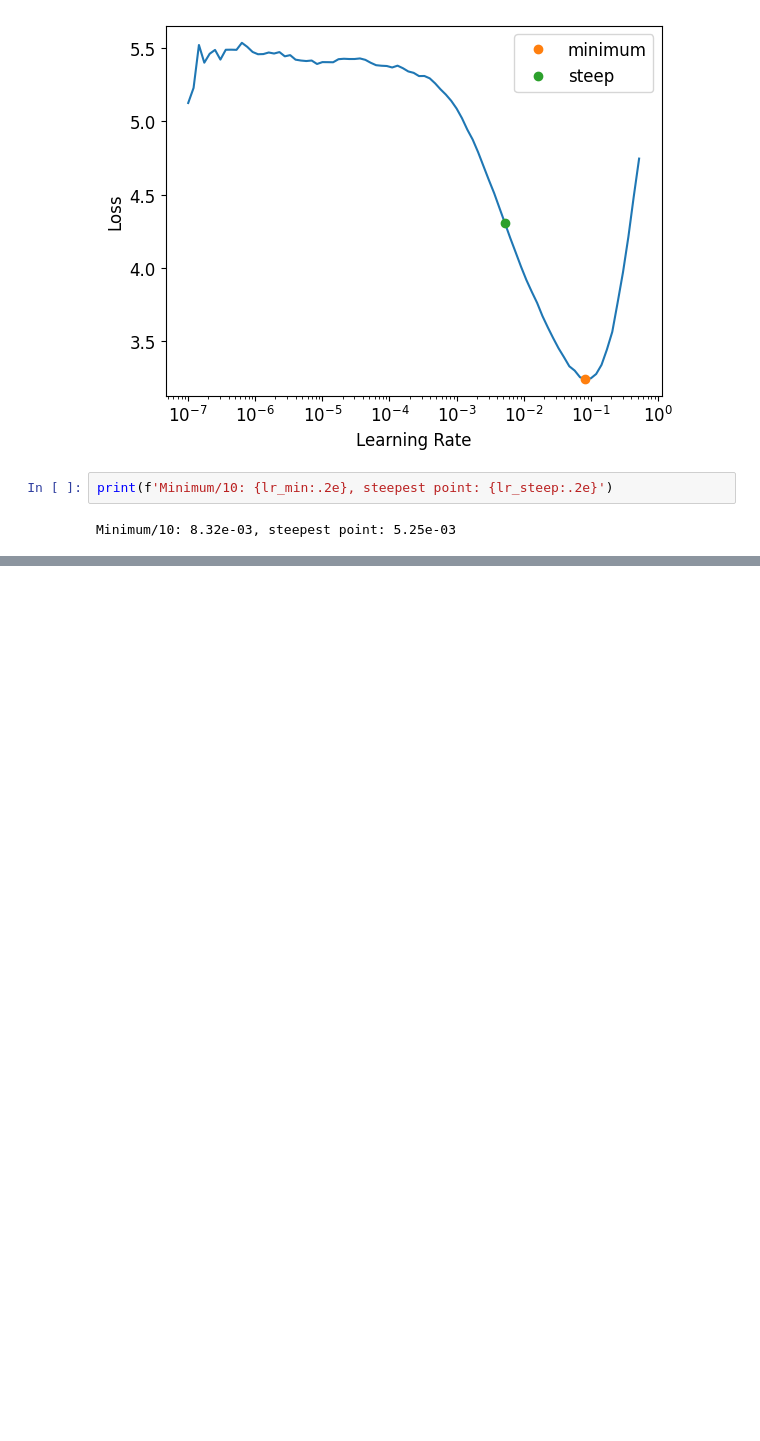
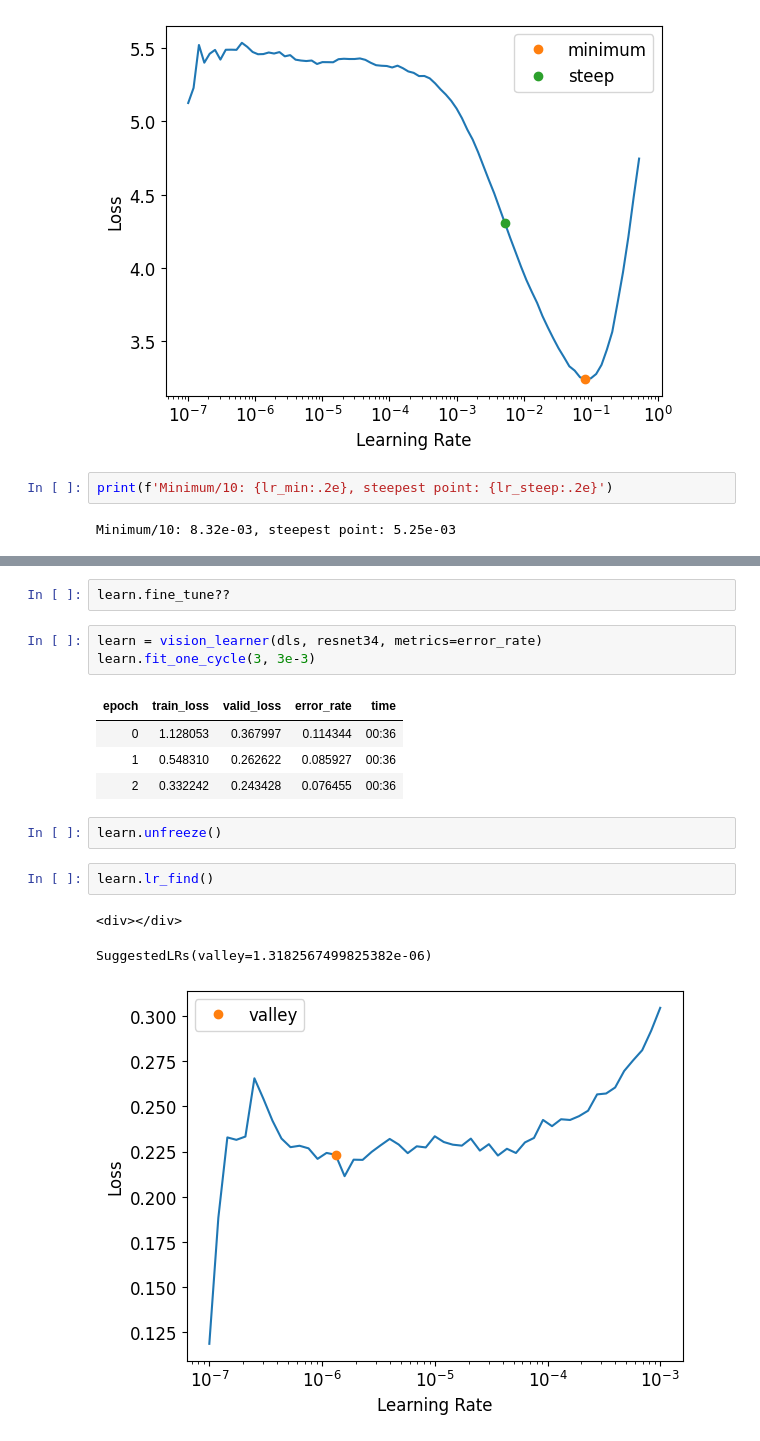
Before and after one commit to CodeWithOz/fastai-deep-learn-coders, a Jupyter notebook: ch_05_pet_breeds.ipynb, the cells around one changed output, grey strips where cells are left out. Drawn from its saved outputs; the diff is of its cells as text; blank space fills up the shorter version.

```diff
--- a/ch_05_pet_breeds.ipynb
+++ b/ch_05_pet_breeds.ipynb
@@ -265,0 +266,18 @@ learn.fine_tune(2, base_lr=3e-3)
+# %%
+learn.fine_tune??
+# %%
+learn = vision_learner(dls, resnet34, metrics=error_rate)
+learn.fit_one_cycle(3, 3e-3)
+# %% [output]
+| epoch | train_loss | valid_loss | error_rate | time |
+| 0 | 1.128053 | 0.367997 | 0.114344 | 00:36 |
+| 1 | 0.548310 | 0.262622 | 0.085927 | 00:36 |
+| 2 | 0.332242 | 0.243428 | 0.076455 | 00:36 |
+# %%
+learn.unfreeze()
+# %%
+learn.lr_find()
+# %% [output]
+<div></div>
+SuggestedLRs(valley=1.3182567499825382e-06)
+[figure, added]
```
Also changed, not shown: parts of 8 cells of this notebook.
